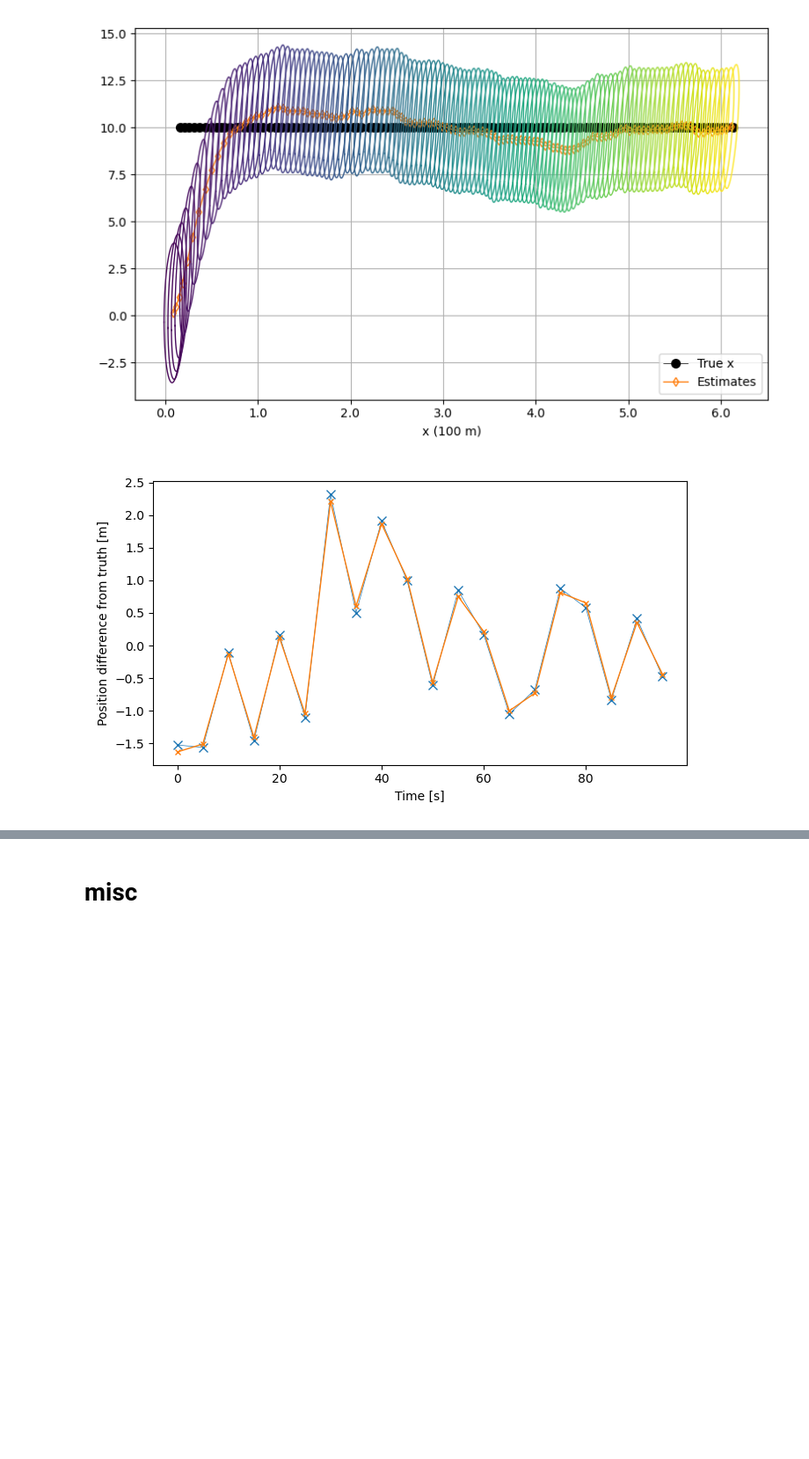
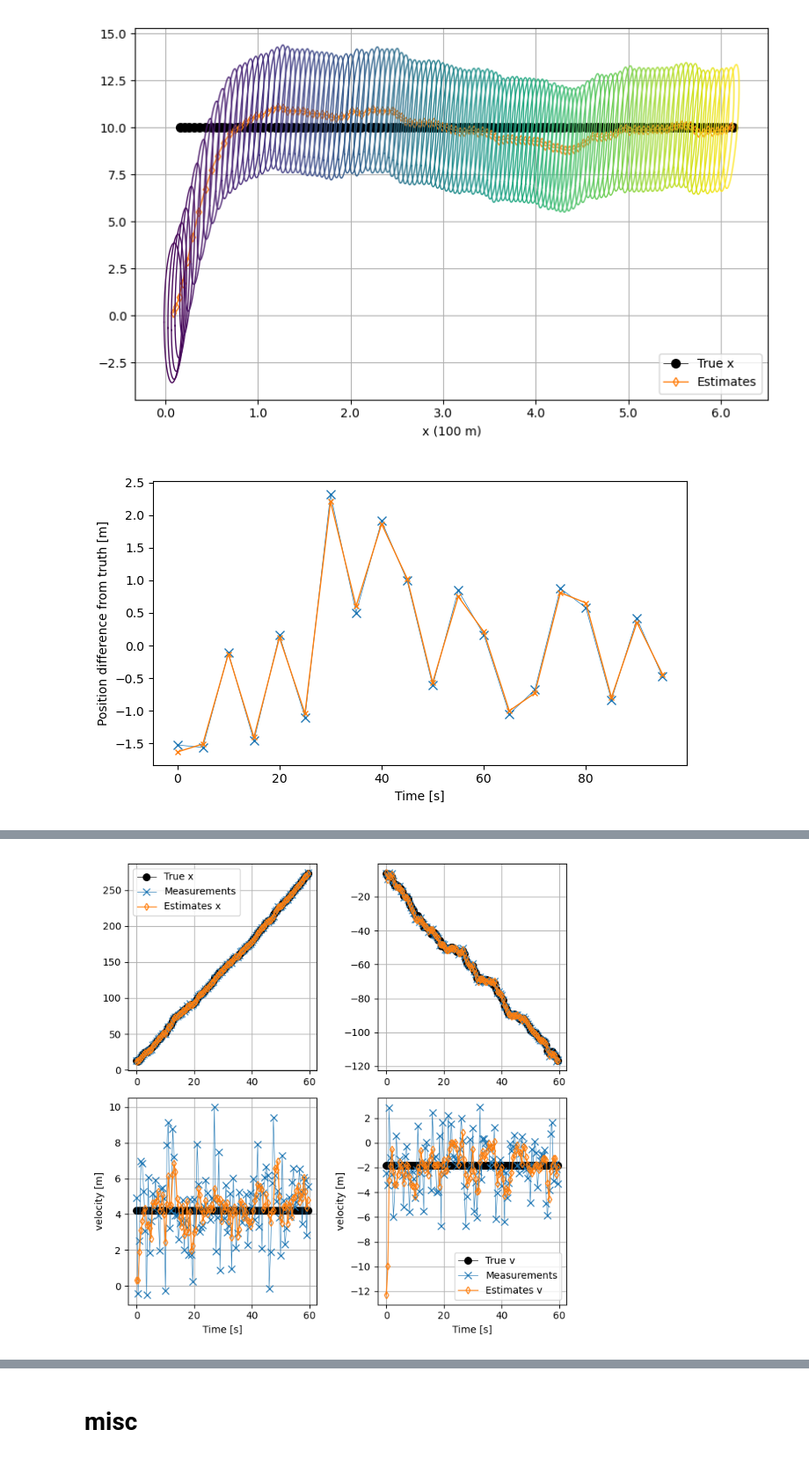
Before and after one commit to igred8/orbital_dynamics_basic, a Jupyter notebook: notebooks/00.1-dev-kalman-igad.ipynb, the cells around one changed output, grey strips where cells are left out. Shown at 88% size. Drawn from its saved outputs; the diff is of its cells as text; code cells hidden in the pictures; blank space fills up the shorter version.

```diff
--- a/notebooks/00.1-dev-kalman-igad.ipynb
+++ b/notebooks/00.1-dev-kalman-igad.ipynb
@@ -197,0 +186,13 @@ plt.show()
+# %%
+time_step = 0.5
+n_measurements = 120
+timevec = np.arange(n_measurements) * time_step
+xtrue_init = np.array([10,-5.23])
+vtrue = np.array([4.211, -1.823])
+vmeas = vtrue + rng.normal(0, 2, [n_measurements,2])
+xtrue = np.cumsum(time_step*vmeas, axis=0) + xtrue_init
+xmeas = xtrue + rng.normal(0, 1, [n_measurements,2])
+
+measurements = xmeas
+# measurements = np.vstack((xmeas, vmeas)).T
+print(measurements.shape)
@@ -197,0 +203,86 @@ plt.show()
+# %%
+
+dt = time_step
+# state: [position, velocity]
+F1 = se.gen_newtonian_motion_update_matrix(dt, state_vec_order=1)
+state1_order = F1.shape[0]
+F2 = se.gen_newtonian_motion_update_matrix(dt, state_vec_order=1)
+state2_order = F2.shape[0]
+F = np.block([
+    [F1, np.zeros(shape=[state1_order, state2_order])],
+    [np.zeros(shape=[state2_order, state1_order]), F2 ],
+])
+print(F)
+
+# measurement process (state to measurement)
+H = np.array([
+    [1,0,0,0],
+    [0,0,1,0],
+    ])
+# H = np.array([
+#     [1, 0],
+#     [0, 1]
+#     ])
+# process noise
+Q = 1 * np.eye(state1_order+state2_order)
+# measurement noise
+R = np.array([
+    [1, 0],
+    [0, 1],
+    ])
+
+# initial state
+x0 = np.array([[5, 0, 7, -12]]).T
+# initial uncertainty. make high to convey broader prior
+P0 = np.diag([100, 9, 100, 9])
+# controls
+B = np.eye(4)
+u = np.zeros_like(x0)
+
+# init Kalman filter
+kf = se.KalmanFilter(x0, P0, F, B, u, Q, H, R )
+
+for z in measurements:
+    x_est, _ = kf.perform_epoch(u=None, z=z.reshape([-1,1]), postcovkwargs={'stable':True})
+
+
+print("True position:", [f"({e[0]:.2f}, {e[1]:.2f})" for e in xtrue])
+print("Measured:", [f"({e[0]:.2f}, {e[1]:.2f})" for e in xmeas])
+
+# estimatesxv = np.reshape(kf.x,[-1,2])[2::2, :]
+estimatesxv = kf.get_states(which='estimates')
+print("Estimates:", [f"{e:.2f}" for e in estimatesxv[:,0]])
+kfstates = kf.get_states(which='all')
+
+fig, axs = plt.subplots(2,2, figsize=[7,7])
+for i in range(2):
+    axs[0,i].plot(timevec, xtrue[:,i], lw=0.5, marker='o', ms=7, color='k', label='True x')
+    axs[0,i].plot(timevec, xmeas[:,i], lw=0.5, marker='x', ms=7, color='tab:blue', label='Measurements')
+    axs[0,i].plot(timevec, estimatesxv[:,2*i], lw=1, marker='d', ms=5, color='tab:orange', mfc='none',label='Estimates x')
+
+    axs[1,i].plot(timevec, vtrue[i]*np.ones(n_measurements), lw=0.5, marker='o', ms=7, color='k', label='True v')
+    axs[1,i].plot(timevec, vmeas[:,i], lw=0.5, marker='x', ms=7, color='tab:blue', label='Measurements')
+    axs[1,i].plot(timevec, estimatesxv[:,2*i+1], lw=1, marker='d', ms=5, color='tab:orange',mfc='none', label='Estimates v')
+
+# axs[0,0].plot( dt*(0.5*np.arange(kfstates.shape[0]) - 1) , kfstates[:,0], lw=1, marker='x', ms=5, color='tab:orange', label='all states')
+axs[0,0].legend()
+
+# axs[1,1].plot( dt*(0.5*np.arange(kfstates.shape[0]) - 1) , kfstates[:,1], lw=1, marker='x', ms=5, color='tab:orange', label='all states')
+
+axs[1,1].legend()
+
+axkwargs = {
+    # 'xticks': timevec[::10],
+    # 'ylim': [-20, 20],
+    'xlabel': 'Time [s]',
+    'ylabel': 'velocity [m]',
+}
+for ax in axs[1]:
+    ax.set(**axkwargs)
+for ax in axs:
+    for ax in ax:
+        ax.grid(True)
+
+plt.tight_layout()
+plt.show()
+# %% [output]
@@ -197,0 +296 @@ plt.show()
+[figure, added]
```
Also changed, not shown: parts of 33 cells of this notebook, 3 other files.
